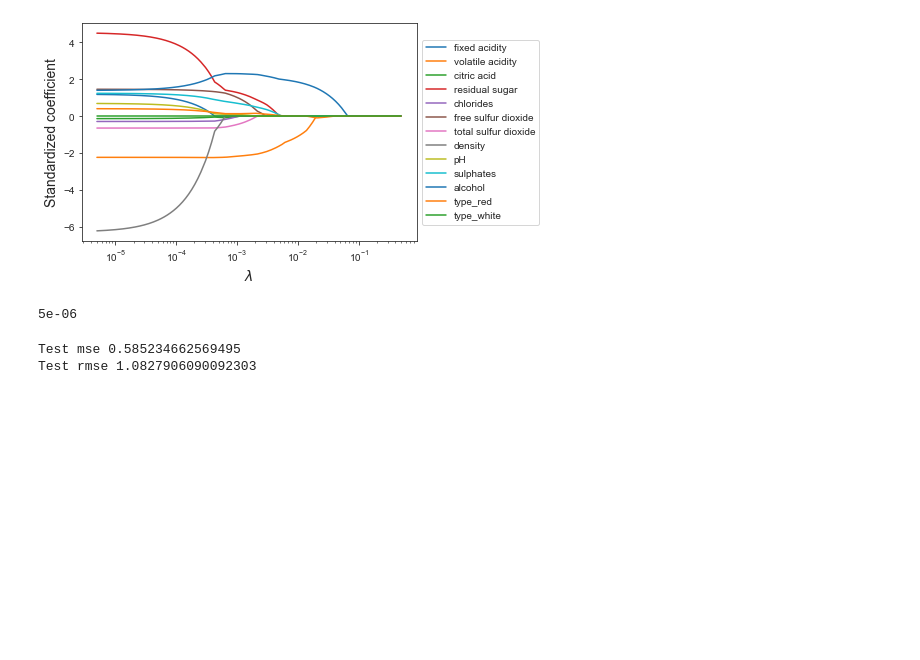
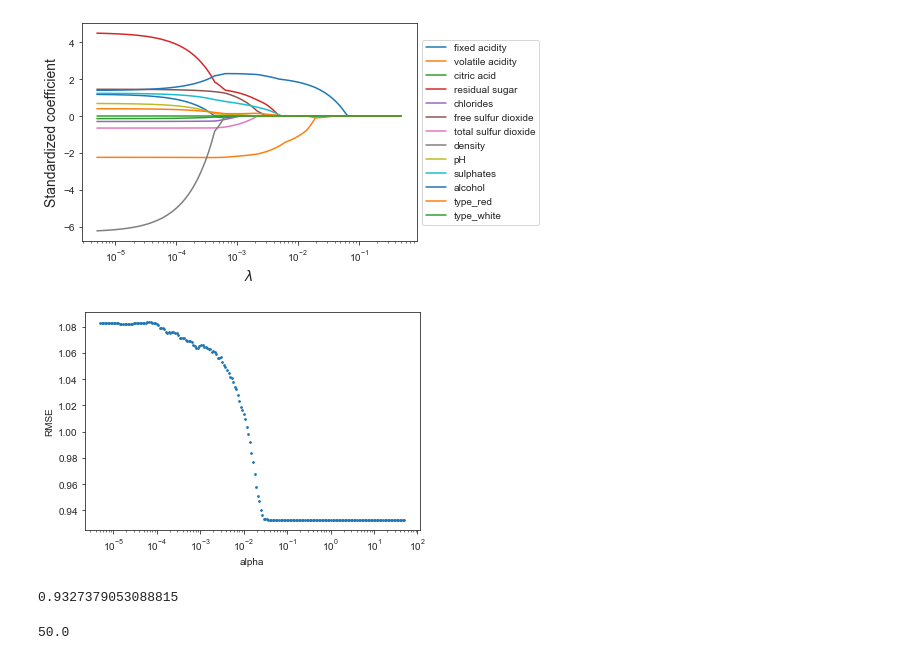
Before and after one commit to notlilawells/Saturn-303-3, a Jupyter notebook: linear_model.ipynb, the cells around one changed output. Cells and saved outputs as stored; diff of their text form; code cells hidden in the pictures; blank space fills up the shorter version.

Commit message:
EHNC: fixed lasso model"

```diff
--- a/linear_model.ipynb
+++ b/linear_model.ipynb
@@ -36,7 +36,7 @@ plt.legend(X_train.columns, loc='center left', bbox_to_anchor=(1, 0.5));
 [figure]
 # %%
 alphas = 10**np.linspace(1.5,-3,200)*0.5
-ridgecv = RidgeCV(alphas = alphas, store_cv_values=True)
+ridgecv = RidgeCV(alphas = alphas, scoring = 'neg_mean_squared_error', store_cv_values=True)
 ridgecv.fit(X_train, y_train)
 ridgecv.alpha_
 # %% [output]
@@ -78,20 +78,27 @@ plt.legend(X_train.columns, loc='center left', bbox_to_anchor=(1, 0.5));
 [figure]
 # %%
 y_train = np.array(y_train.values.tolist()).reshape(5197)
-# %%
-alphas = 10**np.linspace(0,-5,200)*0.5
-lassocv = LassoCV(alphas = alphas, cv = 10, max_iter = 100000)
-lassocv.fit(X_train, y_train)
-
-lassocv.alpha_
-# %% [output]
-5e-06
-# %%
-lasso = Lasso(alpha = lassocv.alpha_)
-lasso.fit(X_train, y_train)
-pred=lasso.predict(X_test)
-print('Test mse', mean_absolute_error(y_test, pred))
-print('Test rmse', np.sqrt(((np.round(pred)-np.array(y_test))**2).mean()))
-# %% [output]
-Test mse 0.585234662569495
-Test rmse 1.0827906090092303
+# %%
+alphas = 10**np.linspace(2,-5,200)*0.5
+rmses = []
+for a in alphas:
+    lasso = Lasso(alpha = a)
+    lasso.fit(X_train, y_train)
+    pred=lasso.predict(X_test)
+    rmse = np.sqrt(((np.around(pred)-np.array(y_test))**2).mean())
+    rmses.append(rmse)
+# %%
+plt.scatter(alphas, rmses, s = 3)
+plt.ylabel('RMSE')
+plt.xlabel('alpha')
+plt.xscale('log')
+# %% [output]
+[figure, added]
+# %%
+rmses[np.array(rmses).argmin()]
+# %% [output]
+0.9327379053088815
+# %%
+alphas[np.array(rmses).argmin()]
+# %% [output]
+50.0
```
Also changed, not shown: parts of 2 cells of this notebook.
